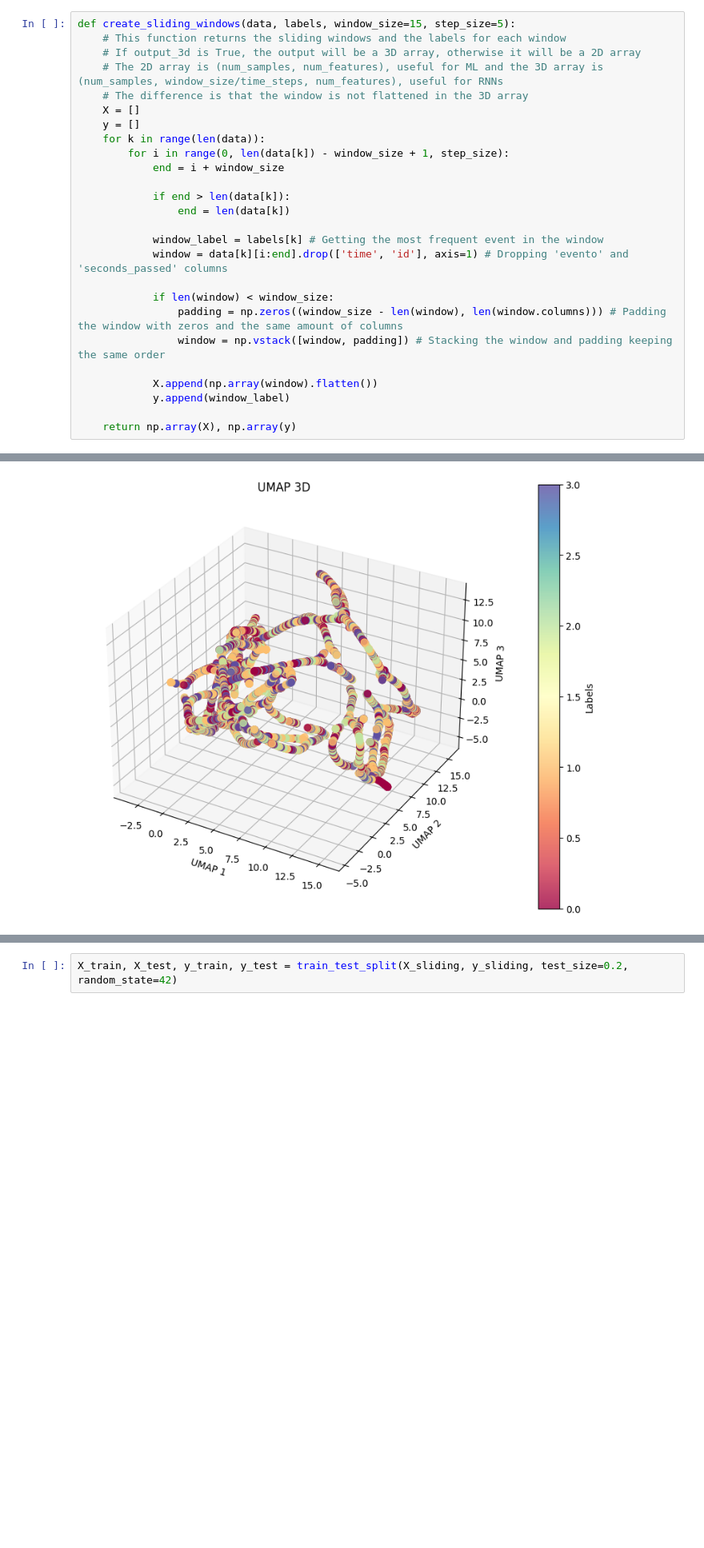
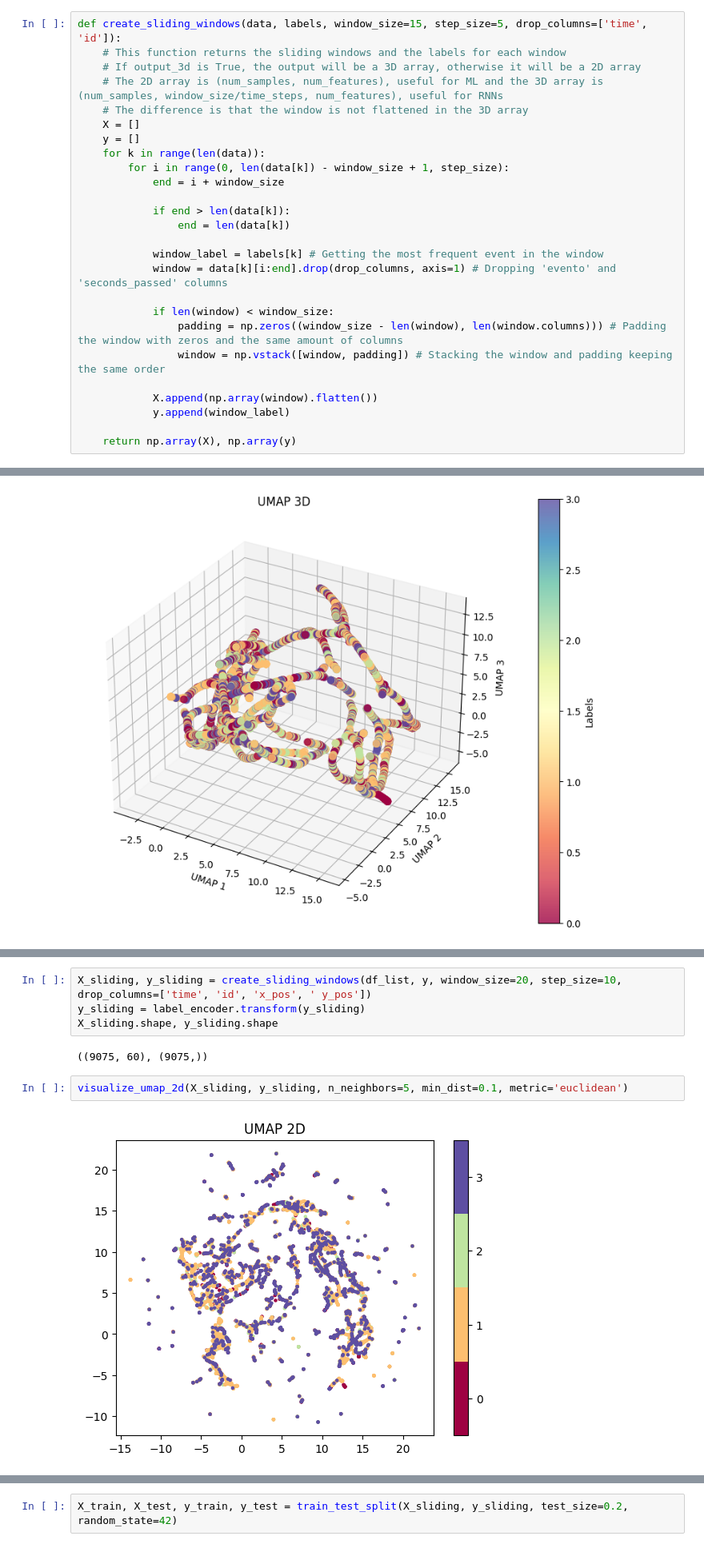
Before and after one commit to H-IAAC/sumo_data_synthesis, a Jupyter notebook: modelTraining.ipynb, the cells around one changed output, grey strips where cells are left out. Shown at 80% size. Drawn from its saved outputs; the diff is of its cells as text; blank space fills up the shorter version.

Commit message:
trying UMAP under different conditions

```diff
--- a/modelTraining.ipynb
+++ b/modelTraining.ipynb
@@ -75,5 +45,5 @@ print(y_numeric)
 # %%
-def create_sliding_windows(data, labels, window_size=15, step_size=5):
+def create_sliding_windows(data, labels, window_size=15, step_size=5, drop_columns=['time', 'id']):
     # This function returns the sliding windows and the labels for each window
     # If output_3d is True, the output will be a 3D array, otherwise it will be a 2D array
     # The 2D array is (num_samples, num_features), useful for ML and the 3D array is (num_samples, window_size/time_steps, num_features), useful for RNNs
@@ -88,7 +58,7 @@ def create_sliding_windows(data, labels, window_size=15, step_size=5):
                 end = len(data[k])
 
             window_label = labels[k] # Getting the most frequent event in the window
-            window = data[k][i:end].drop(['time', 'id'], axis=1) # Dropping 'evento' and 'seconds_passed' columns
+            window = data[k][i:end].drop(drop_columns, axis=1) # Dropping 'evento' and 'seconds_passed' columns
 
             if len(window) < window_size:
                 padding = np.zeros((window_size - len(window), len(window.columns))) # Padding the window with zeros and the same amount of columns
@@ -216,0 +171,10 @@ Trying training a random forest in the data to verify the performance
+# %%
+X_sliding, y_sliding = create_sliding_windows(df_list, y, window_size=20, step_size=10, drop_columns=['time', 'id', 'x_pos', ' y_pos'])
+y_sliding = label_encoder.transform(y_sliding)
+X_sliding.shape, y_sliding.shape
+# %% [output]
+((9075, 60), (9075,))
+# %%
+visualize_umap_2d(X_sliding, y_sliding, n_neighbors=5, min_dist=0.1, metric='euclidean')
+# %% [output]
+[figure, added]
```
Also changed, not shown: parts of 47 cells of this notebook, 2 other files.
